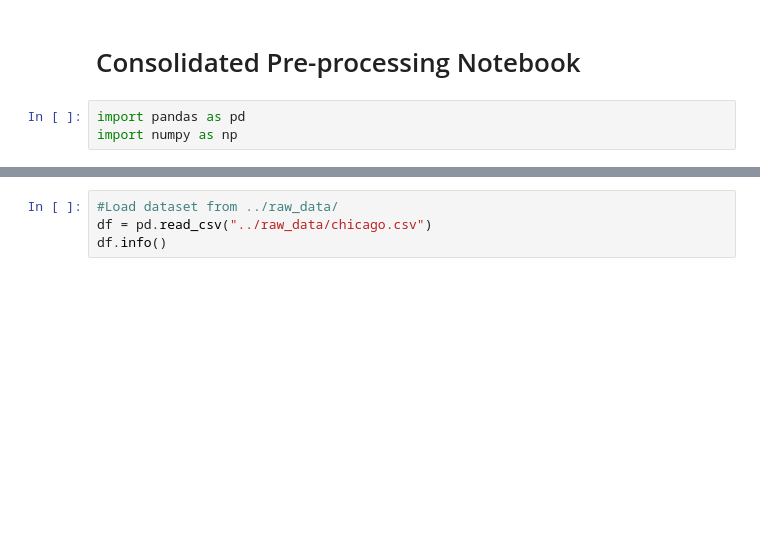
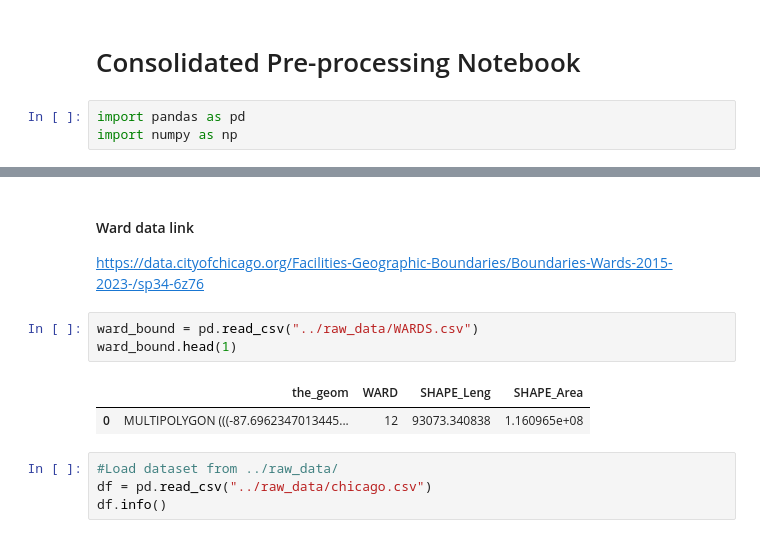
Before and after one commit to soulseekqt/risky_predictive_policing, a Jupyter notebook: notebooks/notebook_MS.ipynb, the cells around one changed output, grey strips where cells are left out. Saved outputs shown, nothing was run; the diff lists cells and outputs as text; blank space fills up the shorter version.

```diff
--- a/notebooks/notebook_MS.ipynb
+++ b/notebooks/notebook_MS.ipynb
@@ -6,3 +34,12 @@ import numpy as np
+# %% [markdown]
+#### Ward data link
+  https://data.cityofchicago.org/Facilities-Geographic-Boundaries/Boundaries-Wards-2015-2023-/sp34-6z76
+# %%
+ward_bound = pd.read_csv("../raw_data/WARDS.csv")
+ward_bound.head(1)
+# %% [output]
+|  | the_geom | WARD | SHAPE_Leng | SHAPE_Area |
+| 0 | MULTIPOLYGON (((-87.6962347013445... | 12 | 93073.340838 | 1.160965e+08 |
 # %%
 #Load dataset from ../raw_data/
 df = pd.read_csv("../raw_data/chicago.csv")
```
Also changed, not shown: parts of 4 cells of this notebook.
